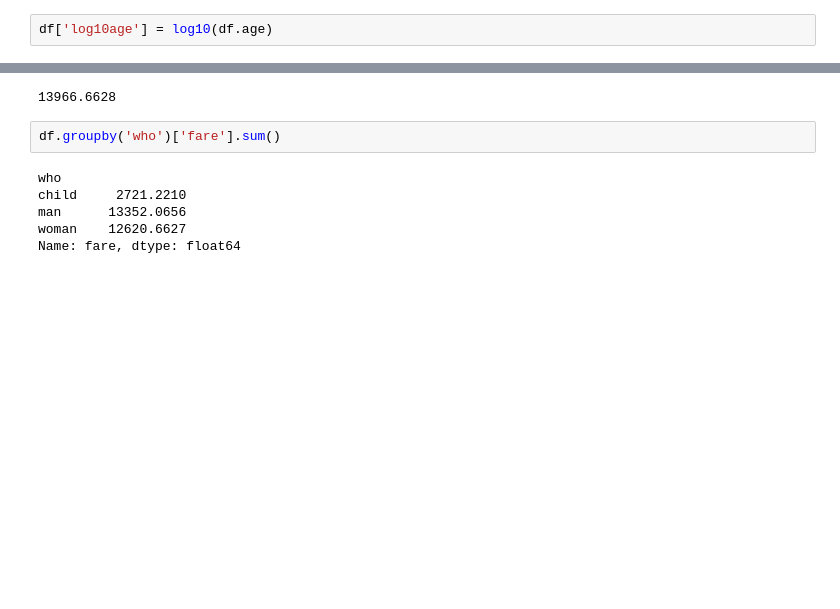
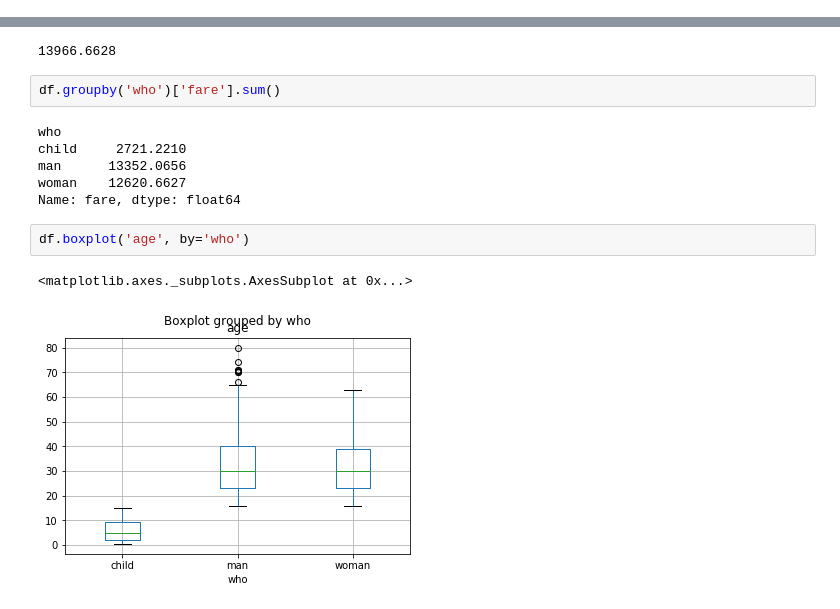
Before and after one commit to ondrolexa/r-python, a Jupyter notebook: pandas-01-titanic.ipynb, the cells around one changed output, grey strips where cells are left out. Saved outputs shown, nothing was run; the diff lists cells and outputs as text; blank space fills up the shorter version.

```diff
--- a/pandas-01-titanic.ipynb
+++ b/pandas-01-titanic.ipynb
@@ -514,5 +601,3 @@ dtype: int64
 df.survived[df.survived == 1].count()
 # %% [output]
 342
-# %%
-df['log10age'] = log10(df.age)
@@ -569,3 +693,8 @@ child     2721.2210
 man      13352.0656
 woman    12620.6627
 Name: fare, dtype: float64
+# %%
+df.boxplot('age', by='who')
+# %% [output]
+<matplotlib.axes._subplots.AxesSubplot at 0x...>
+[figure, added]
```
Also changed, not shown: parts of 42 cells of this notebook.
